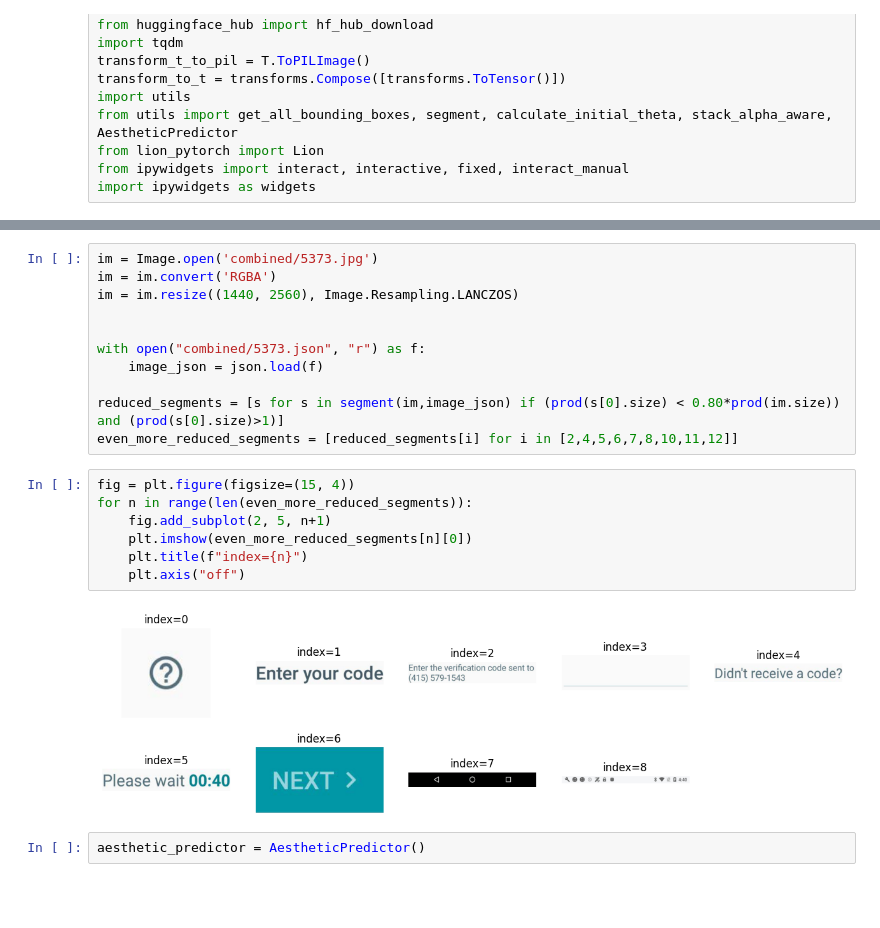
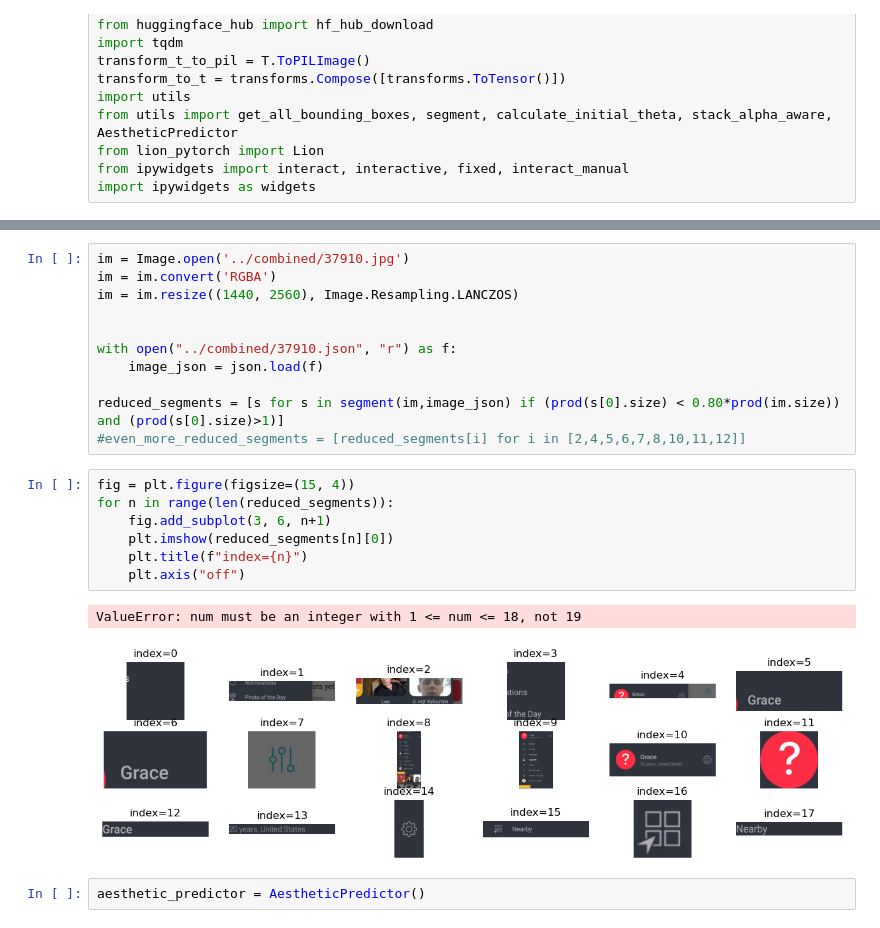
Before and after one commit to mowoe/bachelorthesis, a Jupyter notebook: 07_Manual_Optimiser_Testing.ipynb, the cells around one changed output, grey strips where cells are left out. Saved outputs shown, nothing was run; the diff lists cells and outputs as text; blank space fills up the shorter version.

```diff
--- a/07_Manual_Optimiser_Testing.ipynb
+++ b/07_Manual_Optimiser_Testing.ipynb
@@ -29,23 +29,24 @@ appsthetics_predictor.eval()
 # %%
-im = Image.open('combined/5373.jpg')
+im = Image.open('../combined/37910.jpg')
 im = im.convert('RGBA')
 im = im.resize((1440, 2560), Image.Resampling.LANCZOS)
 
 
-with open("combined/5373.json", "r") as f:
+with open("../combined/37910.json", "r") as f:
     image_json = json.load(f)
 
 reduced_segments = [s for s in segment(im,image_json) if (prod(s[0].size) < 0.80*prod(im.size)) and (prod(s[0].size)>1)]
-even_more_reduced_segments = [reduced_segments[i] for i in [2,4,5,6,7,8,10,11,12]]
+#even_more_reduced_segments = [reduced_segments[i] for i in [2,4,5,6,7,8,10,11,12]]
 # %%
 fig = plt.figure(figsize=(15, 4))
-for n in range(len(even_more_reduced_segments)):
-    fig.add_subplot(2, 5, n+1)
-    plt.imshow(even_more_reduced_segments[n][0])
+for n in range(len(reduced_segments)):
+    fig.add_subplot(3, 6, n+1)
+    plt.imshow(reduced_segments[n][0])
     plt.title(f"index={n}")
     plt.axis("off")
 # %% [output]
+ValueError: num must be an integer with 1 <= num <= 18, not 19
-[figure, old version]
+[figure, new version]
 # %%
 aesthetic_predictor = AestheticPredictor()
 # %%
```
Also changed, not shown: parts of 1 cell of this notebook, 8 other files.
